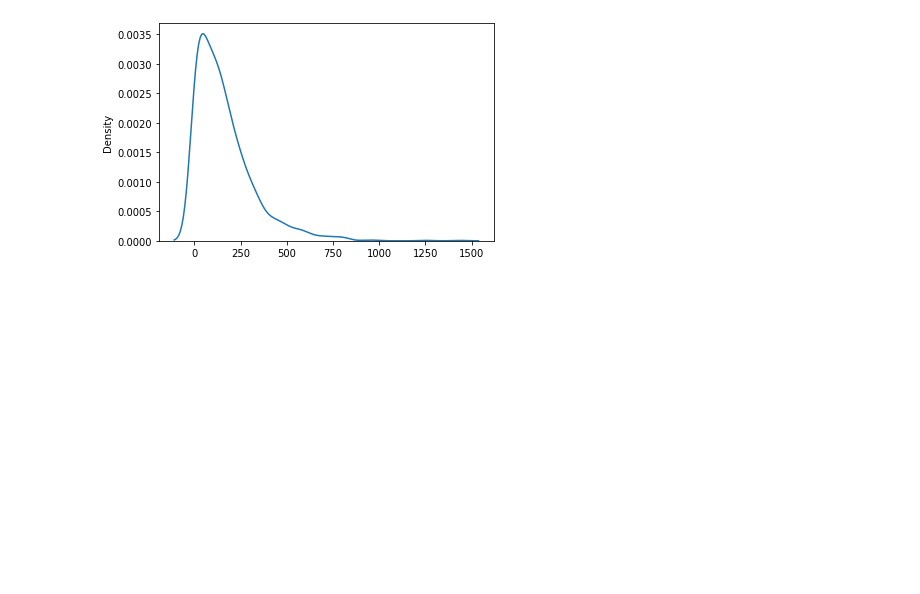
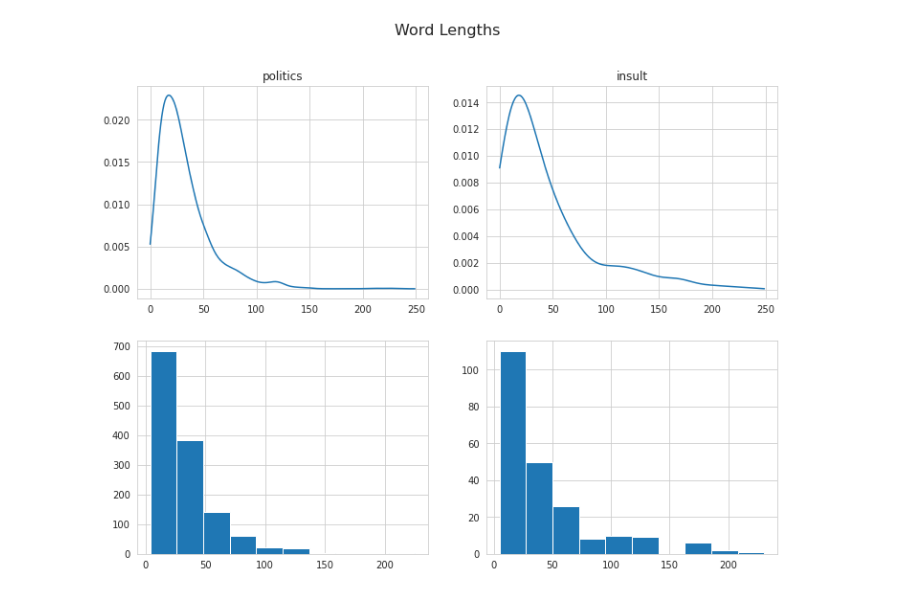
Before and after one commit to baochi0212/SensitiveDS, a Jupyter notebook: visualization.ipynb, the cells around one changed output. Drawn from its saved outputs; the diff is of its cells as text; code cells hidden in the pictures; blank space fills up the shorter version.

```diff
--- a/visualization.ipynb
+++ b/visualization.ipynb
@@ -11,6 +12,4 @@ lengths = [len(line[0]) for line in lines]
-# %%
-fig, ax1 = plt.subplots()
-sns.kdeplot(lengths)
-plt.show()
-# %% [output]
-[figure, removed]
+# %%
+topic = ["politics", "insult"]
+text =  dict([(topic[i], [line for line in open(processed + f"/{topic[i]}.txt", 'r').readlines()]) for i in range(len(topic))])
+lengths = dict([(topic[i], [len(line.split()) for line in open(processed + f"/{topic[i]}.txt", 'r').readlines()]) for i in range(len(topic))])
@@ -16,0 +26,21 @@ plt.show()
+# %%
+def kde_plot(data):
+    kde = gaussian_kde(data)
+    x = [i for i in range(0, 250)]
+    data = [kde(i) for i in range(0, 250)]
+    return x, data
+# %%
+#word lengths
+fig, axes = plt.subplots(ncols=2, nrows=2, figsize=(12, 9))
+fig.suptitle('Word Lengths', fontsize=16)
+for i in range(len(axes)):
+    x, data = kde_plot(data=lengths[topic[i]])
+    axes[0, i].plot(x, data)
+    axes[1, i].hist(lengths[topic[i]])
+
+
+    axes[0, i].set_title(topic[i])
+sns.set_style("dark")
+plt.show()
+# %% [output]
+[figure, added]
```
Also changed, not shown: parts of 8 cells of this notebook, 29 other files.
